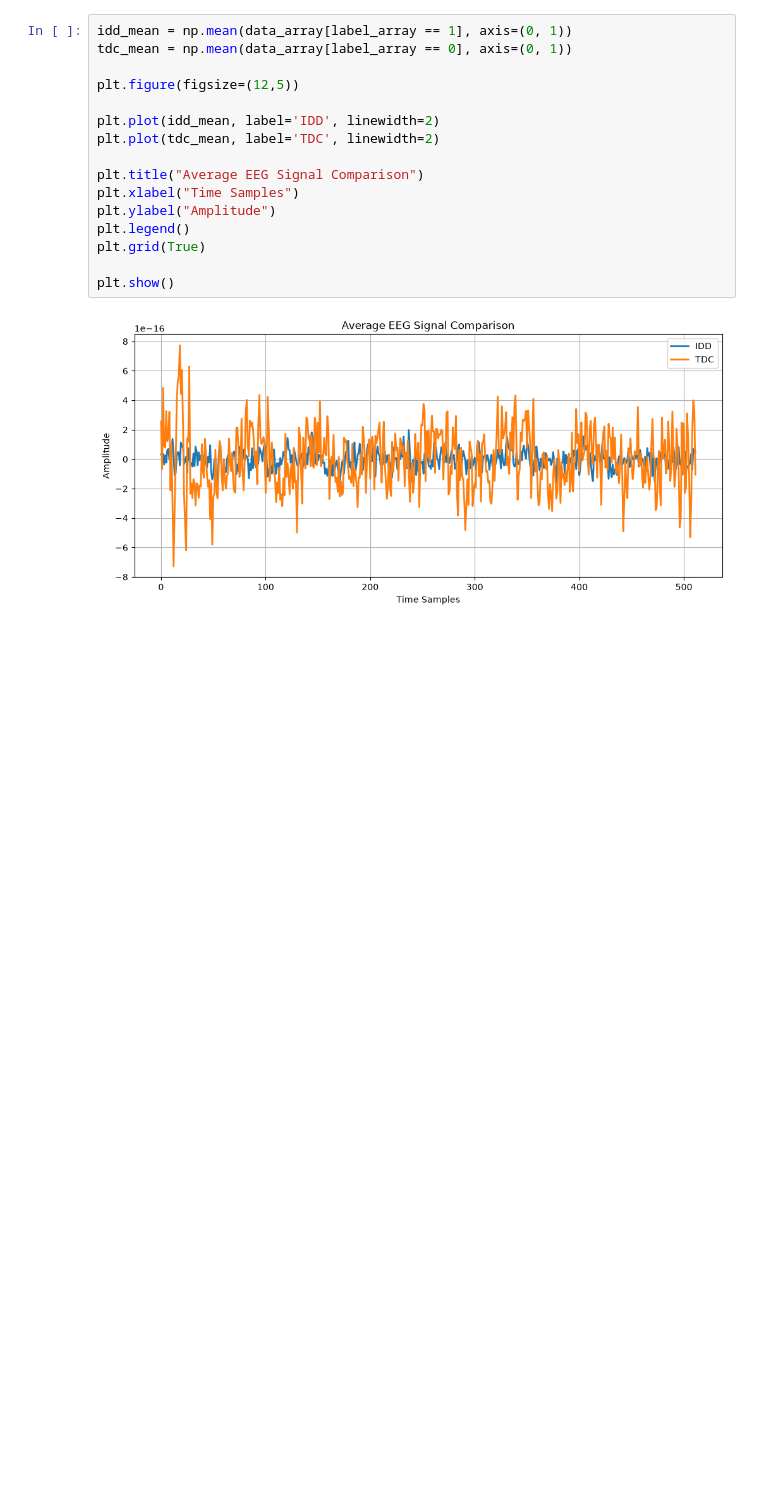
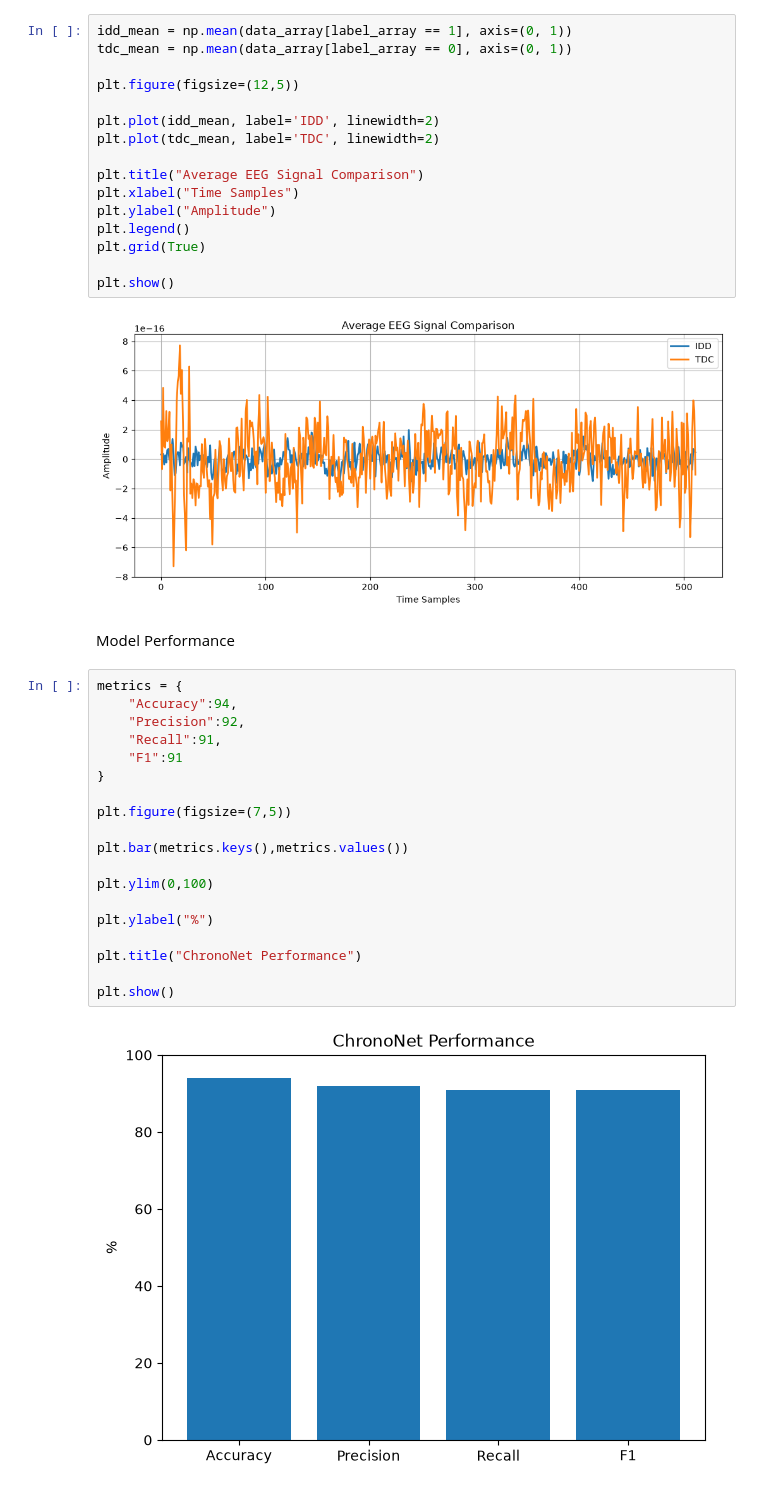
Before and after one commit to soniya-builds/BCI-EEG-Signal-Classification, a Jupyter notebook: Data_Preparation.ipynb, the cells around one changed output. Saved outputs shown, nothing was run; the diff lists cells and outputs as text; blank space fills up the shorter version.

```diff
--- a/Data_Preparation.ipynb
+++ b/Data_Preparation.ipynb
@@ -704,3 +704,26 @@ plt.grid(True)
 plt.show()
 # %% [output]
 [figure]
+# %% [markdown]
+Model Performance
+# %%
+metrics = {
+    "Accuracy":94,
+    "Precision":92,
+    "Recall":91,
+    "F1":91
+}
+
+plt.figure(figsize=(7,5))
+
+plt.bar(metrics.keys(),metrics.values())
+
+plt.ylim(0,100)
+
+plt.ylabel("%")
+
+plt.title("ChronoNet Performance")
+
+plt.show()
+# %% [output]
+[figure, added]
```
Also changed, not shown: parts of 1 cell of this notebook.
